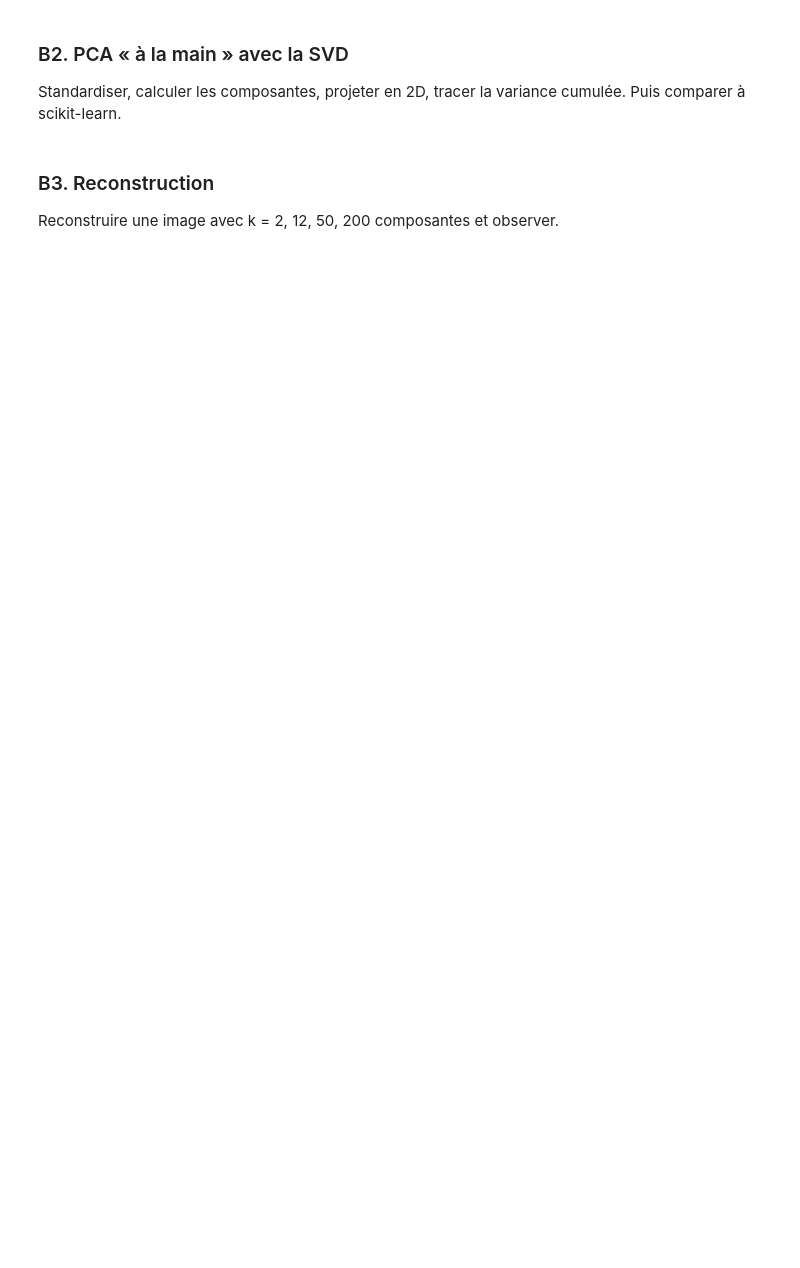
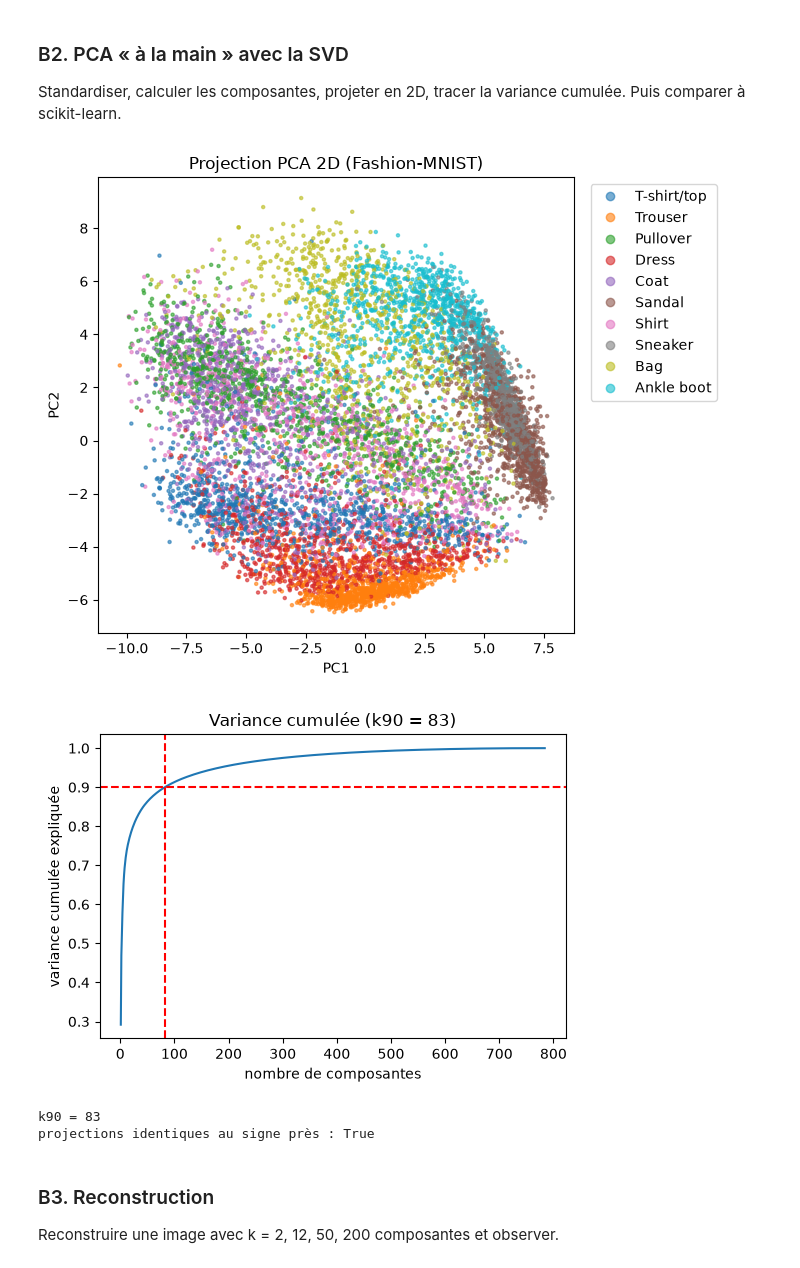
Before and after one commit to Murcielago08/Deep_Learning, a Jupyter notebook: J1/TP1_numpy_pca_logreg.ipynb, the cells around one changed output. Cells and saved outputs as stored; diff of their text form; code cells hidden in the pictures; blank space fills up the shorter version.

```diff
--- a/J1/TP1_numpy_pca_logreg.ipynb
+++ b/J1/TP1_numpy_pca_logreg.ipynb
@@ -121,13 +156,39 @@ Distribution des classes, 20 images au hasard, image moyenne par classe.
 Standardiser, calculer les composantes, projeter en 2D, tracer la variance cumulée. Puis comparer à scikit-learn.
 # %%
 Xs = X_train[:10000]; ys = y_train[:10000]
-mu = Xs.mean(axis=0); Xc = Xs - mu
+mu = Xs.mean(axis=0); Xc = Xs - mu   # on centre (standardiser par l'écart-type diviserait par ~0 sur les pixels de bord)
 U, S, Vt = np.linalg.svd(Xc, full_matrices=False)
-var_exp = None     # TODO : variance expliquée par composante (S**2 normalisé)
-k90 = None         # TODO : nombre de composantes pour atteindre 90 %
-Z = None           # TODO : projection 2D = Xc @ (2 premières lignes de Vt).T
-# TODO : scatter coloré par classe + courbe de variance cumulée
-# TODO : comparer à sklearn.decomposition.PCA(n_components=2) (au signe près)
+var_exp = (S ** 2) / np.sum(S ** 2)                 # variance expliquée par composante
+cum_var = np.cumsum(var_exp)
+k90 = int(np.argmax(cum_var >= 0.90) + 1)           # nombre de composantes pour atteindre 90 %
+Z = Xc @ Vt[:2].T                                    # projection 2D = Xc @ (2 premières lignes de Vt).T
+
+# scatter coloré par classe
+plt.figure(figsize=(7, 5.5))
+sc = plt.scatter(Z[:, 0], Z[:, 1], c=ys, cmap="tab10", s=5, alpha=0.6)
+plt.legend(handles=sc.legend_elements(num=10)[0], labels=CLASSES, bbox_to_anchor=(1.02, 1), loc="upper left")
+plt.xlabel("PC1"); plt.ylabel("PC2"); plt.title("Projection PCA 2D (Fashion-MNIST)")
+plt.tight_layout(); plt.show()
+
+# courbe de variance cumulée
+plt.figure(figsize=(5.5, 4))
+plt.plot(np.arange(1, len(cum_var) + 1), cum_var)
+plt.axhline(0.90, color="r", linestyle="--")
+plt.axvline(k90, color="r", linestyle="--")
+plt.xlabel("nombre de composantes"); plt.ylabel("variance cumulée expliquée")
+plt.title(f"Variance cumulée (k90 = {k90})")
+plt.tight_layout(); plt.show()
+print("k90 =", k90)
+
+# comparaison à sklearn.decomposition.PCA(n_components=2) (au signe près)
+from sklearn.decomposition import PCA
+Z_sk = PCA(n_components=2).fit_transform(Xs)
+print("projections identiques au signe près :", np.allclose(np.abs(Z), np.abs(Z_sk), atol=1e-3))
+# %% [output]
+[figure, added]
+[figure, added]
+k90 = 83
+projections identiques au signe près : True
 # %% [markdown]
 ### B3. Reconstruction
 Reconstruire une image avec k = 2, 12, 50, 200 composantes et observer.
```
Also changed, not shown: parts of 11 cells of this notebook, 1 other file.
